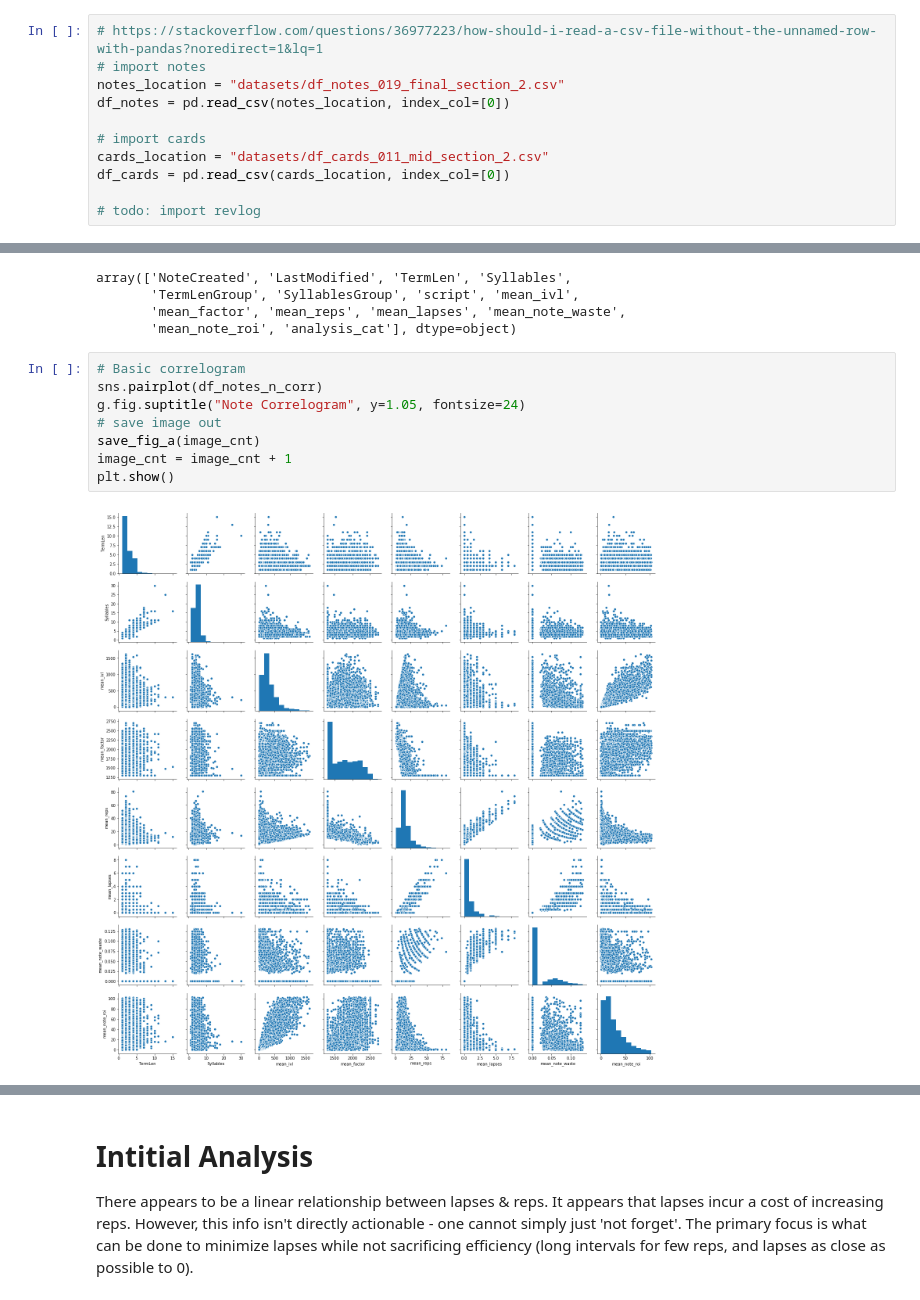
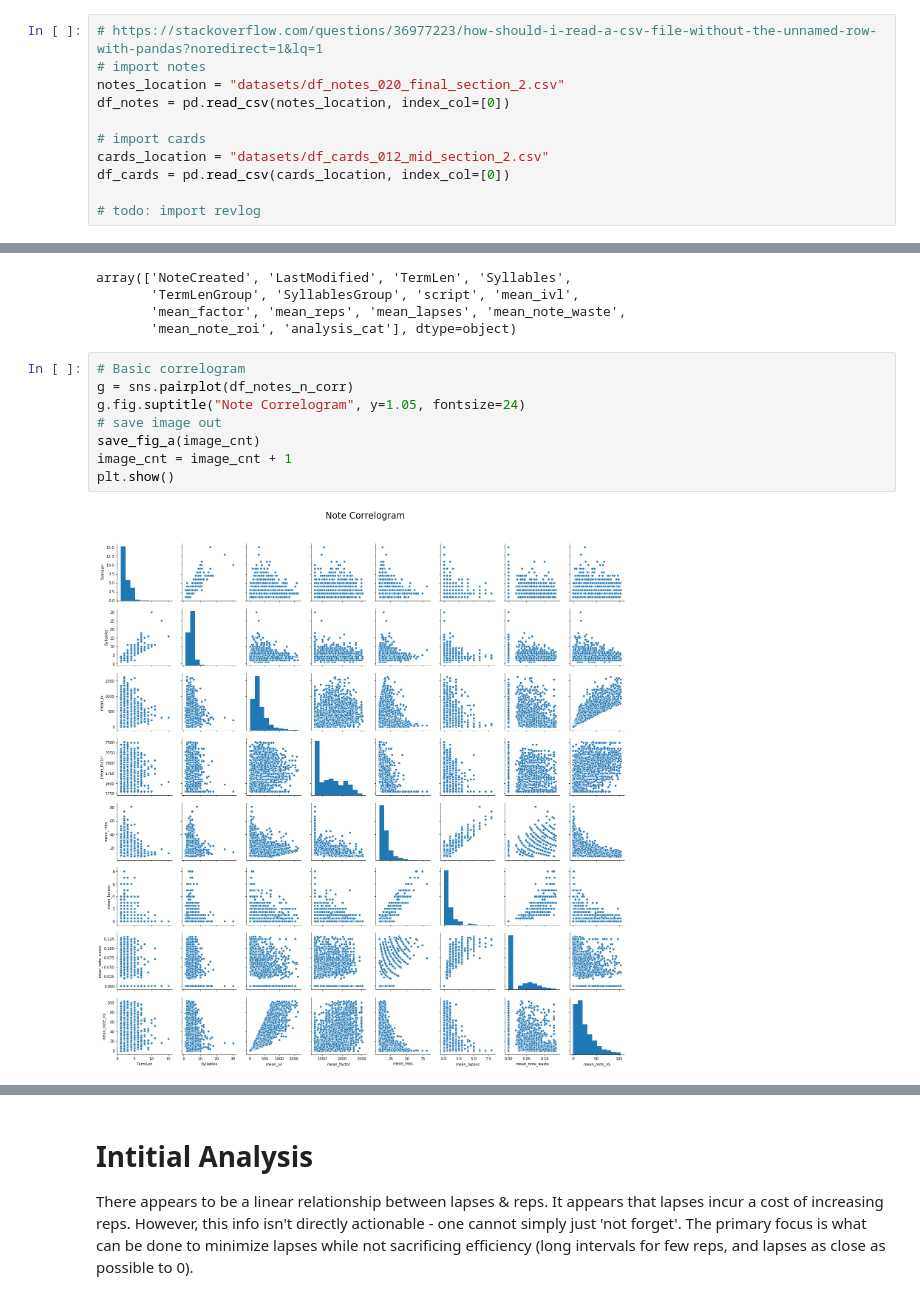
Before and after one commit to avidrucker/vocab-analysis, a Jupyter notebook: section_3_analyze_the_data.ipynb, the cells around one changed output, grey strips where cells are left out. Cells and saved outputs as stored; diff of their text form.

```diff
--- a/section_3_analyze_the_data.ipynb
+++ b/section_3_analyze_the_data.ipynb
@@ -80,11 +80,11 @@ def save_fig_a(x):
 # %%
 # https://stackoverflow.com/questions/36977223/how-should-i-read-a-csv-file-without-the-unnamed-row-with-pandas?noredirect=1&lq=1
 # import notes
-notes_location = "datasets/df_notes_019_final_section_2.csv"
+notes_location = "datasets/df_notes_020_final_section_2.csv"
 df_notes = pd.read_csv(notes_location, index_col=[0])
 
 # import cards
-cards_location = "datasets/df_cards_011_mid_section_2.csv"
+cards_location = "datasets/df_cards_012_mid_section_2.csv"
 df_cards = pd.read_csv(cards_location, index_col=[0])
 
 # todo: import revlog
@@ -572,14 +573,14 @@ array(['NoteCreated', 'LastModified', 'TermLen', 'Syllables',
        'mean_note_roi', 'analysis_cat'], dtype=object)
 # %%
 # Basic correlogram
-sns.pairplot(df_notes_n_corr)
+g = sns.pairplot(df_notes_n_corr)
 g.fig.suptitle("Note Correlogram", y=1.05, fontsize=24)
 # save image out
 save_fig_a(image_cnt)
 image_cnt = image_cnt + 1
 plt.show()
 # %% [output]
-[figure, old version]
+[figure, new version]
 # %%
 df_cards_n_corr = df_cards.copy()
 
```
Also changed, not shown: parts of 23 cells of this notebook, 2 other files.
